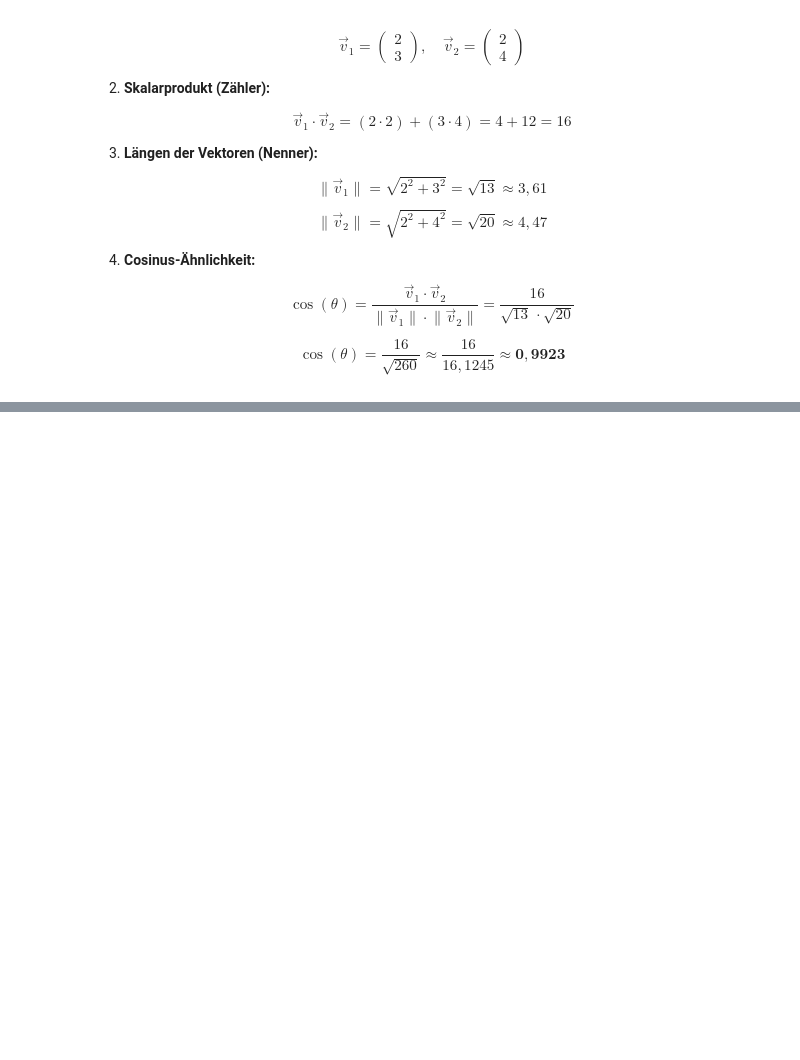
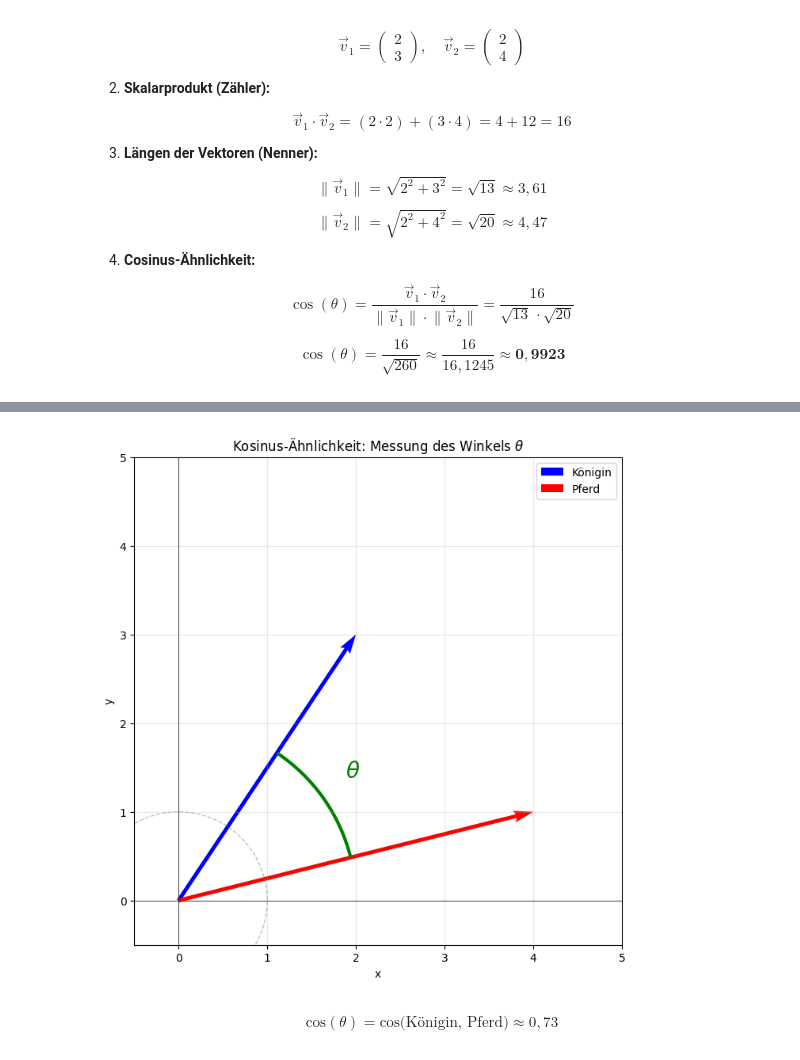
Before and after one commit to LinusLinuxer/Vortrag, a Jupyter notebook: Vortrag.ipynb, the cells around one changed output, grey strips where cells are left out. Drawn from its saved outputs; the diff is of its cells as text; code cells hidden in the pictures; blank space fills up the shorter version.

```diff
--- a/Vortrag.ipynb
+++ b/Vortrag.ipynb
@@ -638,2 +797,66 @@ $$
+# %%
+import matplotlib.pyplot as plt
+import matplotlib.patches as patches
+import numpy as np
+
+# Visualisierung der Vektoren
+fig, ax = plt.subplots(figsize=(8, 8))
+
+# Neue Koordinaten aus deinem Beispiel
+v1 = np.array([2, 3]) # Blau (Königin)
+v2 = np.array([4, 1]) # Rot (Pferd)
+
+# Vektoren zeichnen
+ax.quiver(0, 0, v1[0], v1[1], angles="xy", scale_units="xy", scale=1,
+          color="blue", width=0.008, label="Königin")
+ax.quiver(0, 0, v2[0], v2[1], angles="xy", scale_units="xy", scale=1,
+          color="red", width=0.008, label="Pferd")
+
+# Berechnung der Winkel in Grad
+angle1 = np.degrees(np.arctan2(v1[1], v1[0]))
+angle2 = np.degrees(np.arctan2(v2[1], v2[0]))
+
+# Sicherstellen, dass der Bogen zwischen den Vektoren gezeichnet wird
+# Wir nehmen den kleineren Winkel als Start (min) und den größeren als Ende (max)
+start_angle = min(angle1, angle2)
+end_angle = max(angle1, angle2)
+
+# Winkelbogen einzeichnen
+arc_radius = 2.0 # Etwas größer für bessere Sichtbarkeit
+theta_arc = patches.Arc((0, 0), arc_radius*2, arc_radius*2,
+                        theta1=start_angle, theta2=end_angle,
+                        color="green", linewidth=3)
+ax.add_patch(theta_arc)
+
+# Textbeschriftung für Theta mittig am Bogen
+mid_angle = np.radians((start_angle + end_angle) / 2)
+ax.text(arc_radius * 1.2 * np.cos(mid_angle),
+        arc_radius * 1.2 * np.sin(mid_angle),
+        r"$\theta$", color="green", fontsize=20, fontweight="bold", ha='center')
+
+# Hilfslinie: Einheitskreis-Andeutung (optional, zeigt Fokus auf Richtung)
+circle = patches.Circle((0,0), radius=1, color='gray', fill=False, linestyle='--', alpha=0.5)
+ax.add_patch(circle)
+
+# Achsen einstellen
+ax.set_xlim(-0.5, 5)
+ax.set_ylim(-0.5, 5)
+ax.set_aspect("equal")
+ax.grid(True, alpha=0.3)
+ax.axhline(y=0, color="k", linewidth=0.5)
+ax.axvline(x=0, color="k", linewidth=0.5)
+
+ax.set_xlabel("x")
+ax.set_ylabel("y")
+ax.set_title(r"Kosinus-Ähnlichkeit: Messung des Winkels $\theta$")
+ax.legend()
+
+plt.show()
+# %% [output]
+[figure, added]
+# %% [markdown]
+$$
+\text{cos}(\theta) = \text{cos(Königin, Pferd)} \approx 0,73
+$$
 # %% [markdown]
 ---
```
Also changed, not shown: parts of 10 cells of this notebook, 1 other file.
